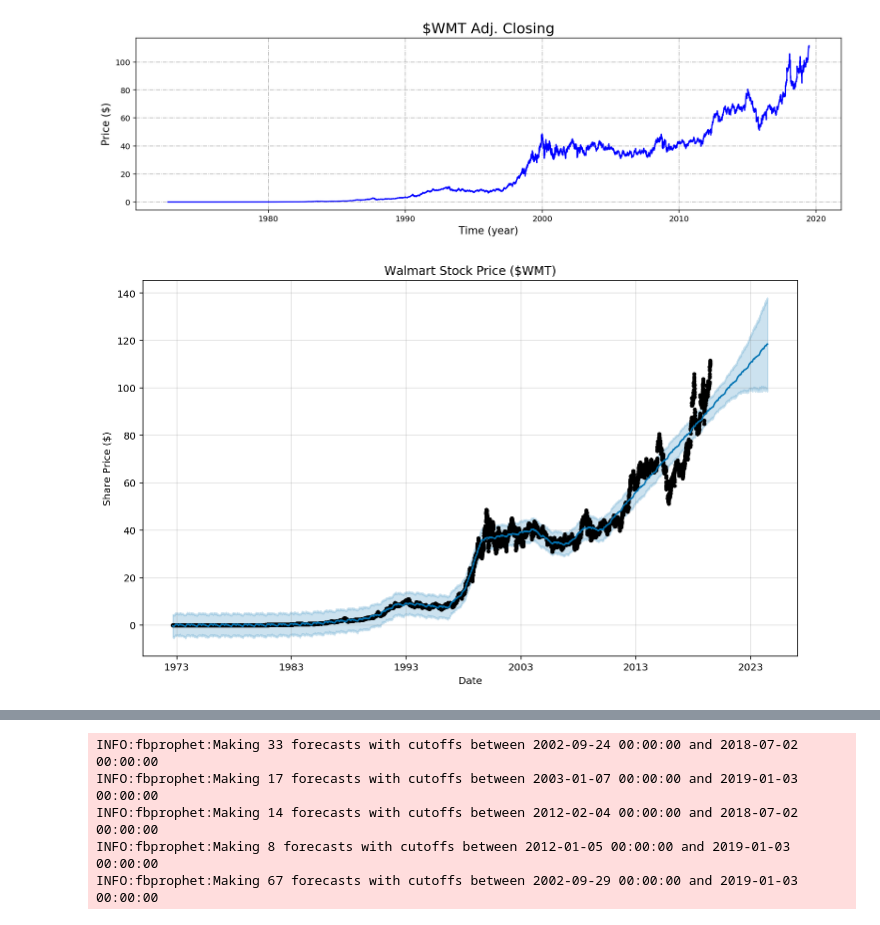
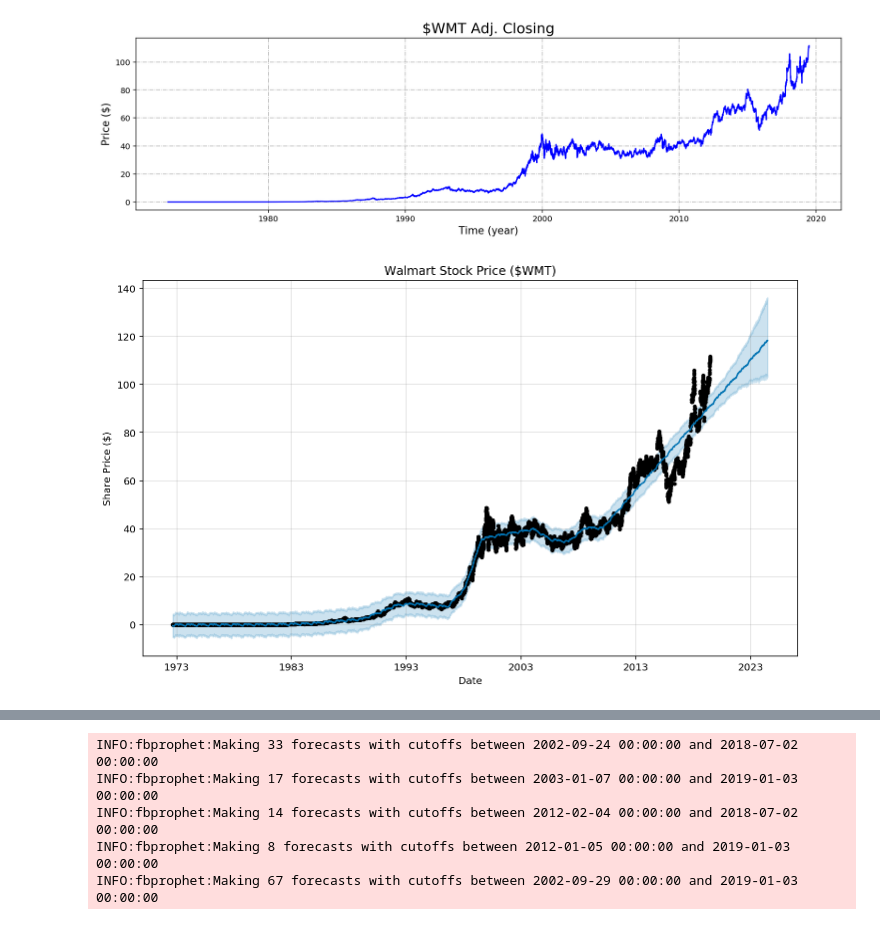
Before and after one commit to gumdropsteve/intro_to_prophet, a Jupyter notebook: wmt.ipynb, the cells around one changed output, grey strips where cells are left out. Saved outputs shown, nothing was run; the diff lists cells and outputs as text; code cells hidden in the pictures.

```diff
--- a/wmt.ipynb
+++ b/wmt.ipynb
@@ -90,20 +90,20 @@ plt.show()
 [figure]
 # %%
 # set prophet model
-prophet = Prophet(changepoint_prior_scale=0.15, daily_seasonality=False,)
+prophet = Prophet(changepoint_prior_scale=0.05, daily_seasonality=False,)
 # fit $wmt data to model
 prophet.fit(wmt)
 # build future dataframe for 5 years
 build_forecast = prophet.make_future_dataframe(periods=365*5, freq='D')
 # forecast future df with model
 forecast = prophet.predict(build_forecast)
 
 # plot forecasts
 prophet.plot(forecast, xlabel='Date', ylabel='Share Price ($)')
 plt.title('Walmart Stock Price ($WMT)')
 plt.show()
 # %% [output]
-[figure, old version]
+[figure, new version]
 # %%
 # tell us more about the forecast
 components = prophet.plot_components(forecast)
```
Also changed, not shown: parts of 9 cells of this notebook.
